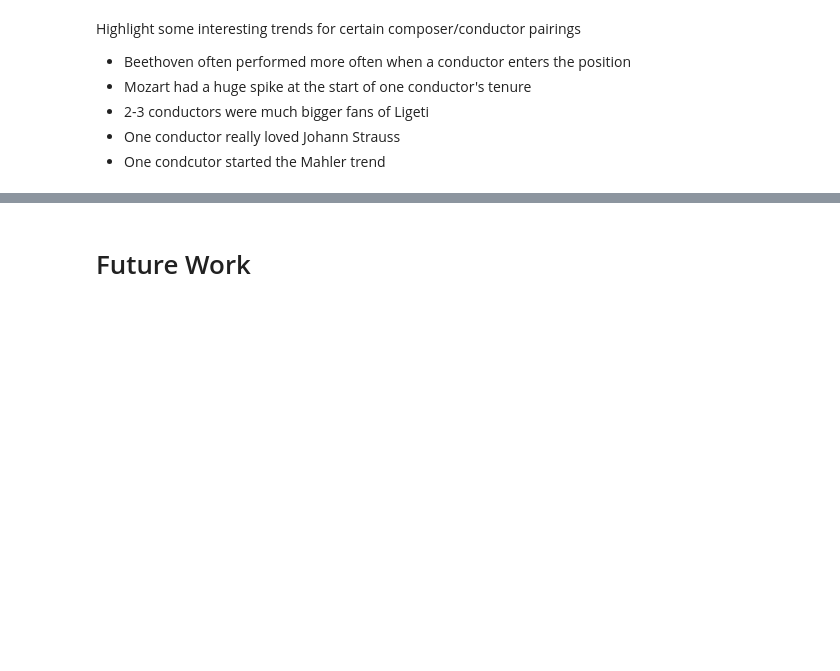
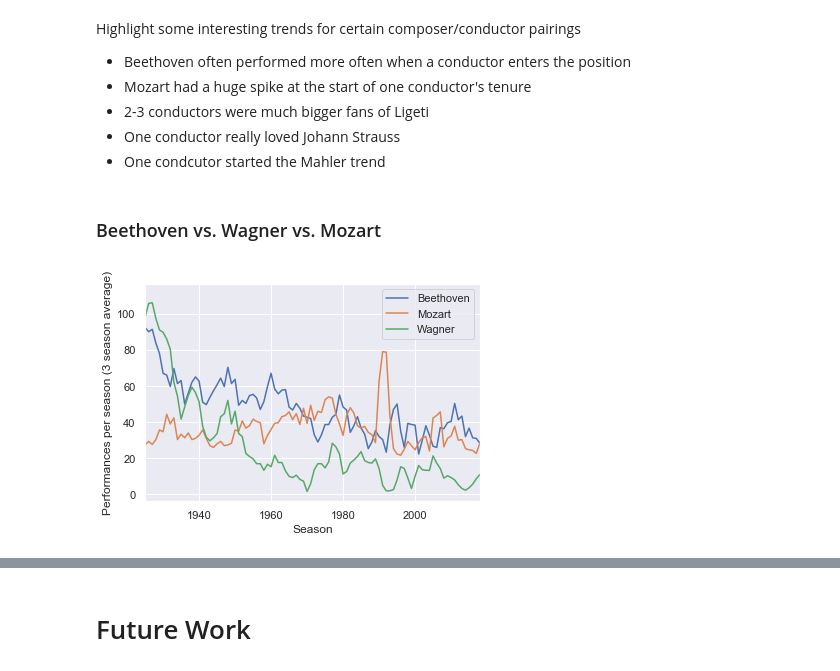
Before and after one commit to physinet/NY-Phil-EDA, a Jupyter notebook: EDA.ipynb, the cells around one changed output, grey strips where cells are left out. Saved outputs shown, nothing was run; the diff lists cells and outputs as text; code cells hidden in the pictures; blank space fills up the shorter version.

```diff
--- a/EDA.ipynb
+++ b/EDA.ipynb
@@ -708,4 +698,0 @@ Index(['Beethoven,  Ludwig  van', 'Mozart,  Wolfgang  Amadeus',
-# %%
-n = 85
-for i in range(n, n+10):
-    print(i, df_num.index[i])
@@ -822,3 +798,18 @@ Highlight some interesting trends for certain composer/conductor pairings
 - 2-3 conductors were much bigger fans of Ligeti
 - One conductor really loved Johann Strauss
 - One condcutor started the Mahler trend
+# %% [markdown]
+### Beethoven vs. Wagner vs. Mozart
+# %%
+fig, ax = plt.subplots()
+for i in [0,1,4]:
+    ax.plot(df_num.iloc[i].rolling(3).mean(), label=df_num.index[i].split(',')[0])
+
+ax.legend()
+ax.set_xlabel('Season', fontsize=12)
+ax.set_ylabel('Performances per season (3 season average)', fontsize=12)
+
+ax.set_xlim(1925, 2018)
+fig.savefig('plots/BeethovenMozartWagner.png', bbox_inches='tight', dpi=400)
+# %% [output]
+[figure, added]
```
Also changed, not shown: parts of 13 cells of this notebook, 9 other files.
